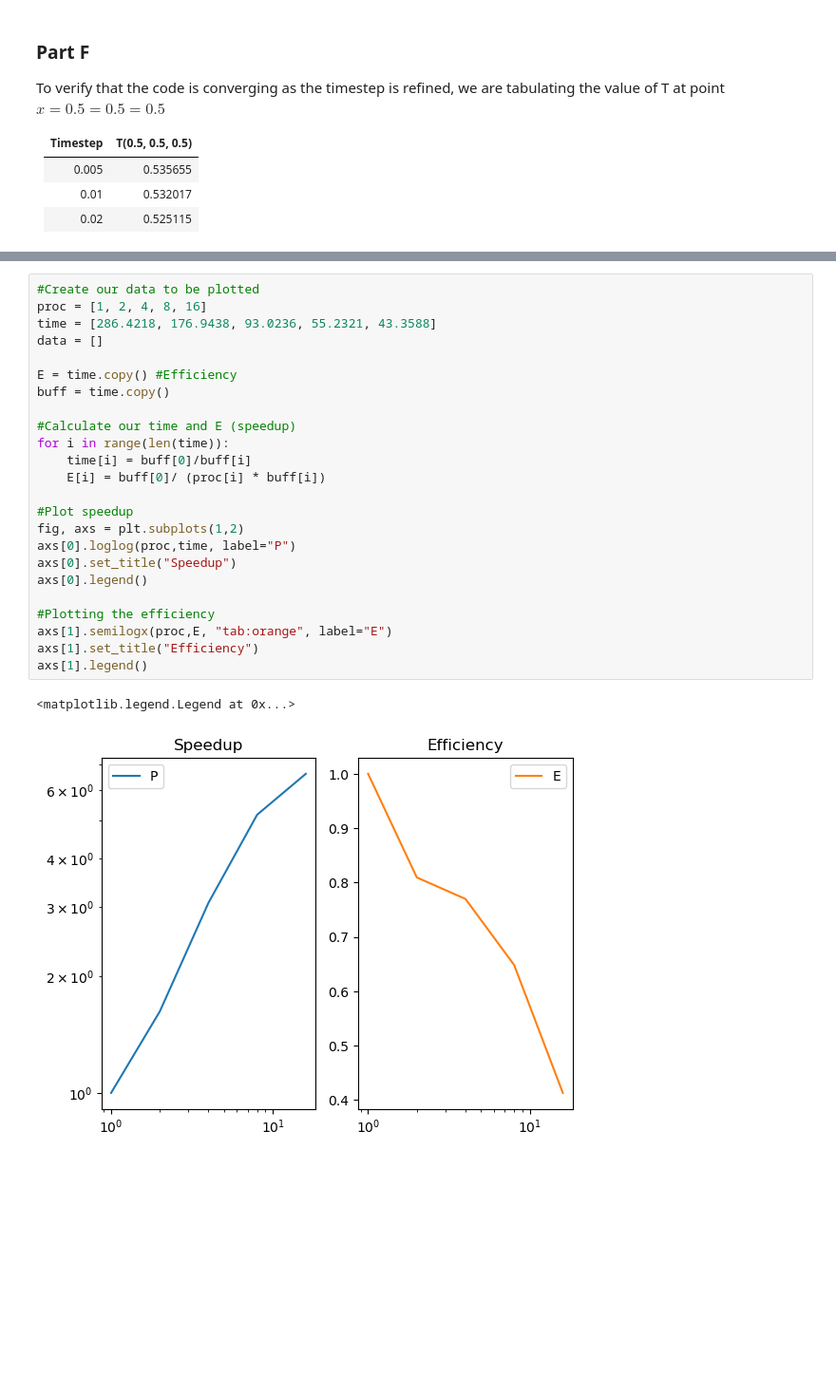
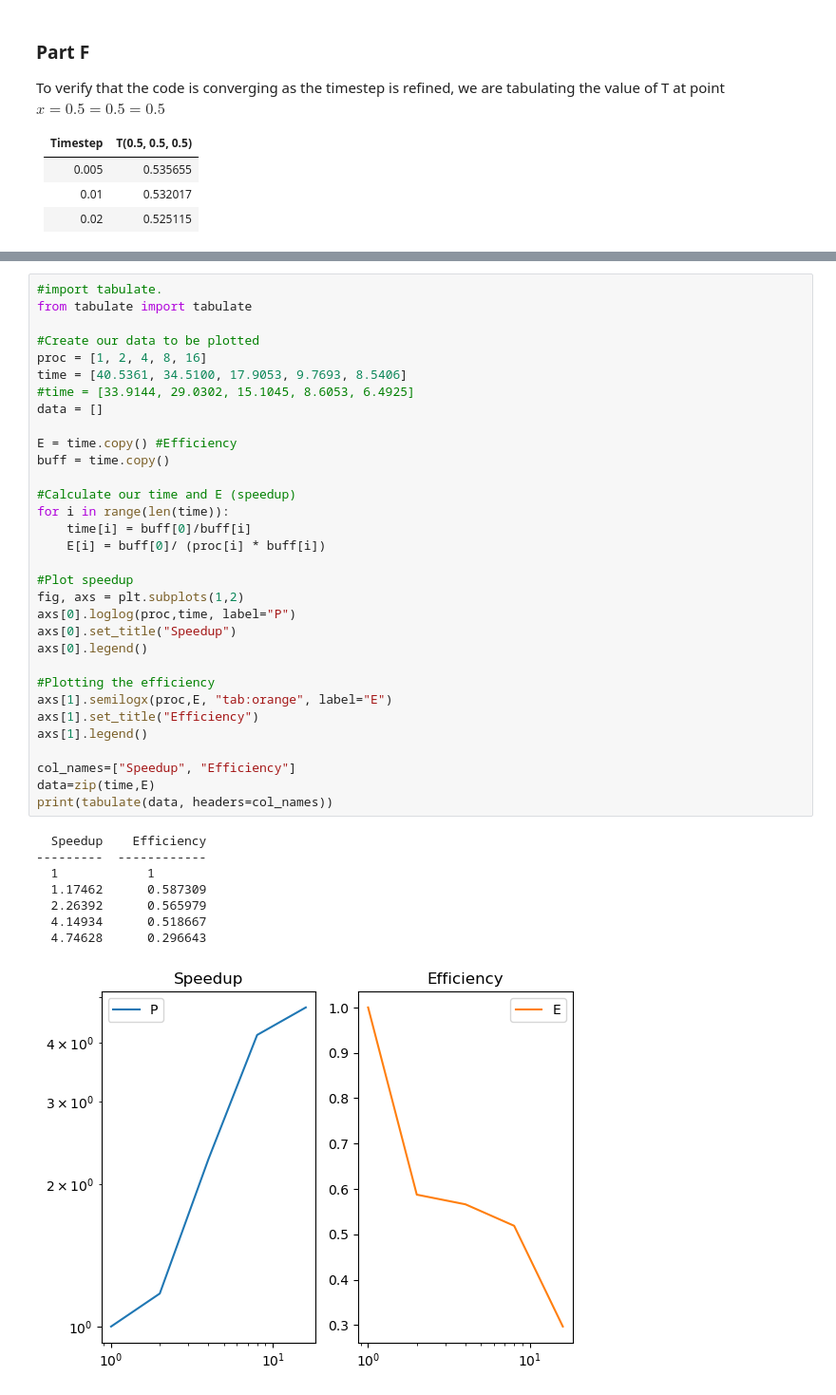
Before and after one commit to CristianVillazhannay/ME470, a Jupyter notebook: HW3/HW3_Report.ipynb, the cells around one changed output, grey strips where cells are left out. Shown at 95% size. Saved outputs shown, nothing was run; the diff lists cells and outputs as text; blank space fills up the shorter version.

```diff
--- a/HW3/HW3_Report.ipynb
+++ b/HW3/HW3_Report.ipynb
@@ -130,27 +130,41 @@ A strong scaling study where $\Delta x=\Delta y =\Delta z = 0.01 \text{ and } \D
 # %%
+#import tabulate.
+from tabulate import tabulate
+
 #Create our data to be plotted
 proc = [1, 2, 4, 8, 16]
-time = [286.4218, 176.9438, 93.0236, 55.2321, 43.3588]
+time = [40.5361, 34.5100, 17.9053, 9.7693, 8.5406]
+#time = [33.9144, 29.0302, 15.1045, 8.6053, 6.4925]
 data = []
 
 E = time.copy() #Efficiency
 buff = time.copy()
 
 #Calculate our time and E (speedup)
 for i in range(len(time)):
     time[i] = buff[0]/buff[i]
     E[i] = buff[0]/ (proc[i] * buff[i])
 
 #Plot speedup
 fig, axs = plt.subplots(1,2)
 axs[0].loglog(proc,time, label="P")
 axs[0].set_title("Speedup")
 axs[0].legend()
 
 #Plotting the efficiency
 axs[1].semilogx(proc,E, "tab:orange", label="E")
 axs[1].set_title("Efficiency")
 axs[1].legend()
+
+col_names=["Speedup", "Efficiency"]
+data=zip(time,E)
+print(tabulate(data, headers=col_names))
 # %% [output]
-<matplotlib.legend.Legend at 0x...>
+  Speedup    Efficiency
+---------  ------------
+  1            1
+  1.17462      0.587309
+  2.26392      0.565979
+  4.14934      0.518667
+  4.74628      0.296643
-[figure, old version]
+[figure, new version]
```
Also changed, not shown: parts of 5 cells of this notebook.
